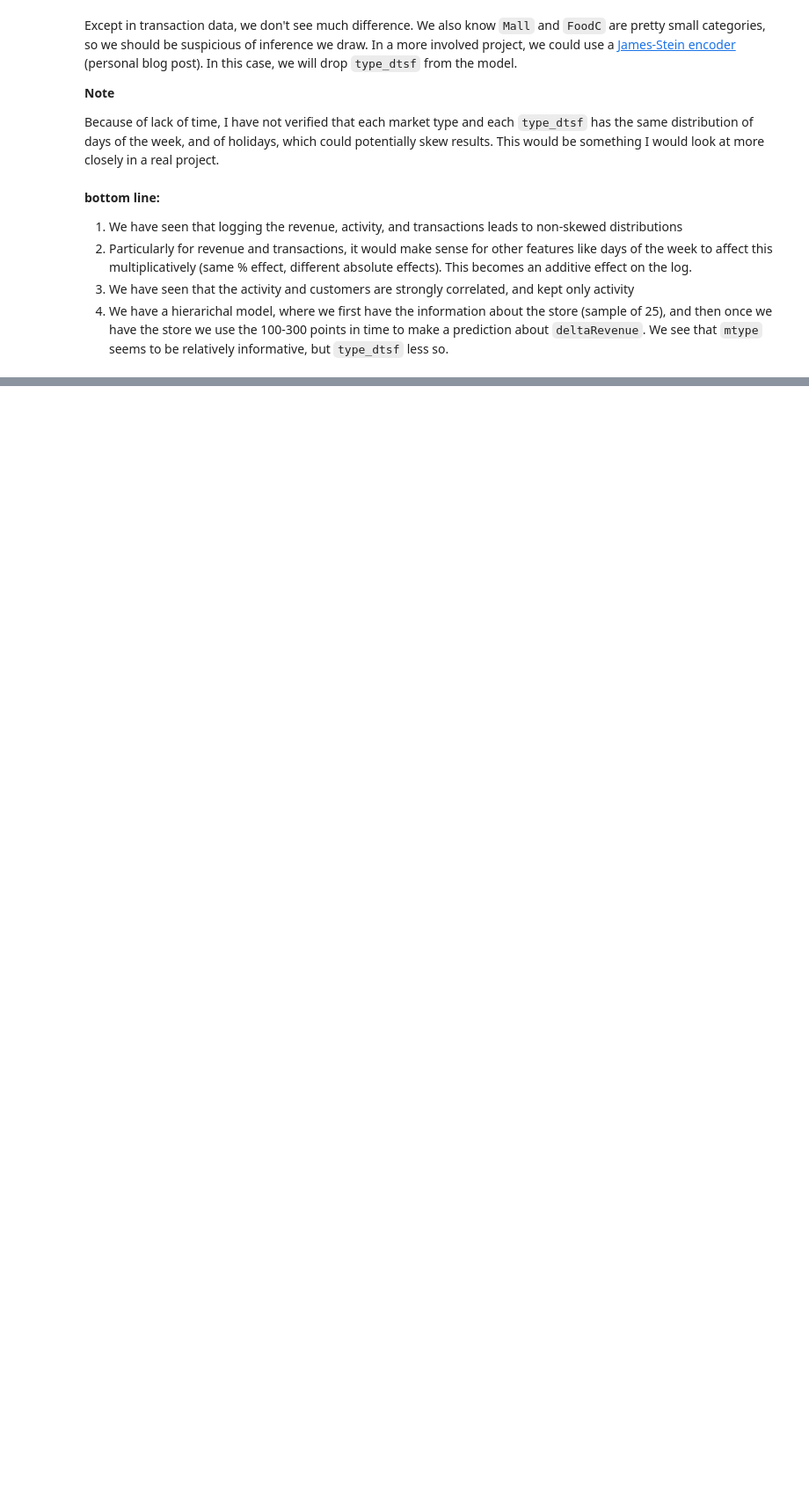
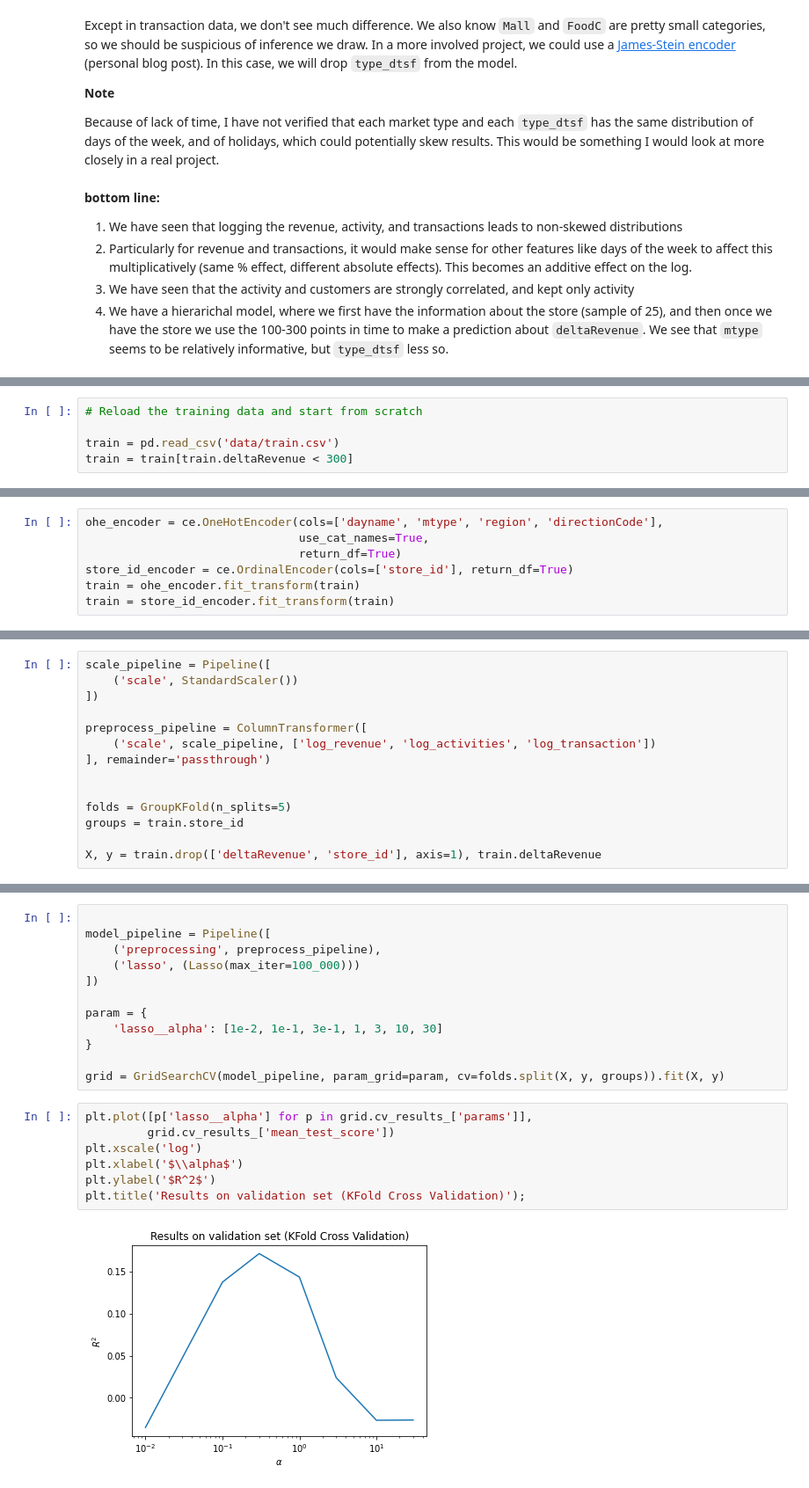
Before and after one commit to kiwidamien/foot_traffic, a Jupyter notebook: foot_traffic.ipynb, the cells around one changed output, grey strips where cells are left out. Shown at 88% size. Saved outputs shown, nothing was run; the diff lists cells and outputs as text; blank space fills up the shorter version.

Commit message:
added simple modeling

```diff
--- a/foot_traffic.ipynb
+++ b/foot_traffic.ipynb
@@ -502,0 +575,5 @@ Because of lack of time, I have not verified that each market type and each `typ
+# %%
+# Reload the training data and start from scratch
+
+train = pd.read_csv('data/train.csv')
+train = train[train.deltaRevenue < 300]
@@ -502,0 +594,7 @@ Because of lack of time, I have not verified that each market type and each `typ
+# %%
+ohe_encoder = ce.OneHotEncoder(cols=['dayname', 'mtype', 'region', 'directionCode'],
+                               use_cat_names=True,
+                               return_df=True)
+store_id_encoder = ce.OrdinalEncoder(cols=['store_id'], return_df=True)
+train = ohe_encoder.fit_transform(train)
+train = store_id_encoder.fit_transform(train)
@@ -502,0 +621,14 @@ Because of lack of time, I have not verified that each market type and each `typ
+# %%
+scale_pipeline = Pipeline([
+    ('scale', StandardScaler())
+])
+
+preprocess_pipeline = ColumnTransformer([
+    ('scale', scale_pipeline, ['log_revenue', 'log_activities', 'log_transaction'])
+], remainder='passthrough')
+
+
+folds = GroupKFold(n_splits=5)
+groups = train.store_id
+
+X, y = train.drop(['deltaRevenue', 'store_id'], axis=1), train.deltaRevenue
@@ -502,0 +657,21 @@ Because of lack of time, I have not verified that each market type and each `typ
+# %%
+
+model_pipeline = Pipeline([
+    ('preprocessing', preprocess_pipeline),
+    ('lasso', (Lasso(max_iter=100_000)))
+])
+
+param = {
+    'lasso__alpha': [1e-2, 1e-1, 3e-1, 1, 3, 10, 30]
+}
+
+grid = GridSearchCV(model_pipeline, param_grid=param, cv=folds.split(X, y, groups)).fit(X, y)
+# %%
+plt.plot([p['lasso__alpha'] for p in grid.cv_results_['params']],
+         grid.cv_results_['mean_test_score'])
+plt.xscale('log')
+plt.xlabel('$\\alpha$')
+plt.ylabel('$R^2$')
+plt.title('Results on validation set (KFold Cross Validation)');
+# %% [output]
+[figure, added]
```
Also changed, not shown: parts of 29 cells of this notebook.
